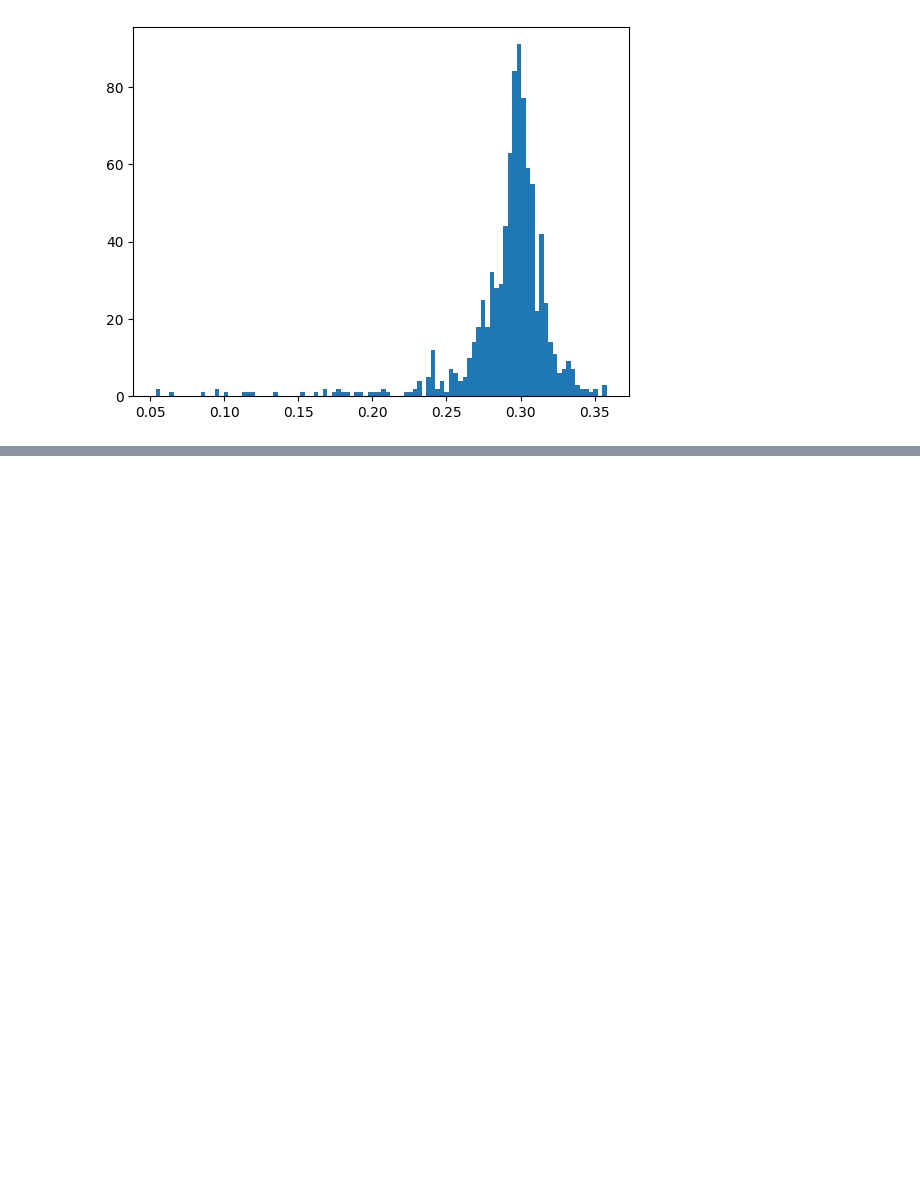
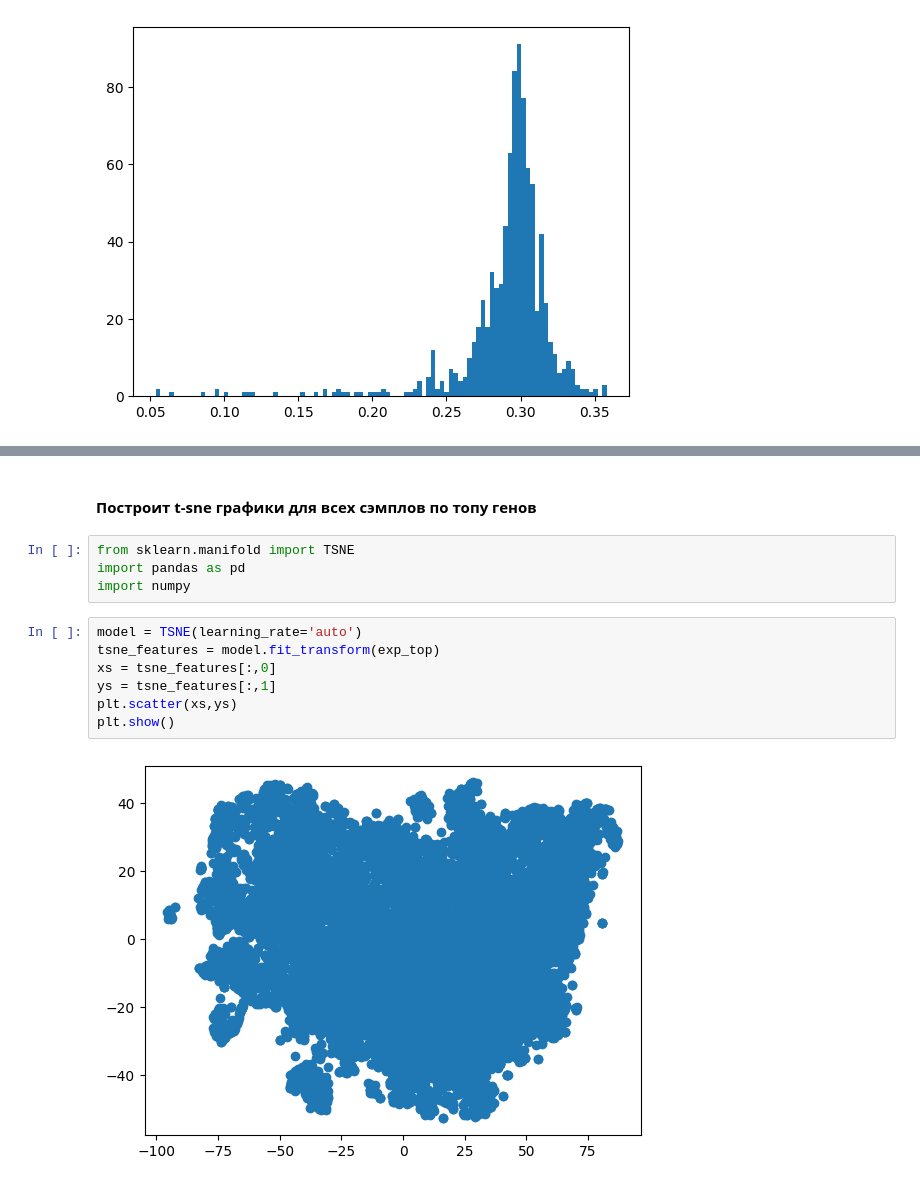
Before and after one commit to Pavelragnus/lebedev_pv, a Jupyter notebook: Project3.ipynb, the cells around one changed output, grey strips where cells are left out. Saved outputs shown, nothing was run; the diff lists cells and outputs as text; blank space fills up the shorter version.

```diff
--- a/Project3.ipynb
+++ b/Project3.ipynb
@@ -730,0 +736,15 @@ ModuleNotFoundError: No module named 'sklearn'
+# %% [markdown]
+#### Построит t-sne графики для всех сэмплов по топу генов
+# %%
+from sklearn.manifold import TSNE
+import pandas as pd
+import numpy
+# %%
+model = TSNE(learning_rate='auto')
+tsne_features = model.fit_transform(exp_top)
+xs = tsne_features[:,0]
+ys = tsne_features[:,1]
+plt.scatter(xs,ys)
+plt.show()
+# %% [output]
+[figure, added]
```
Also changed, not shown: parts of 22 cells of this notebook.
